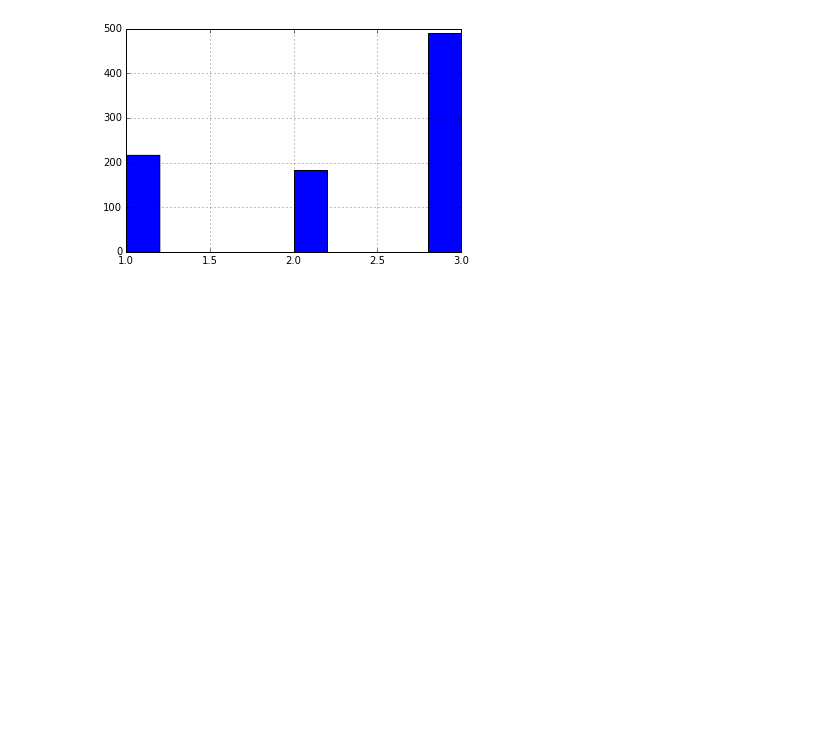
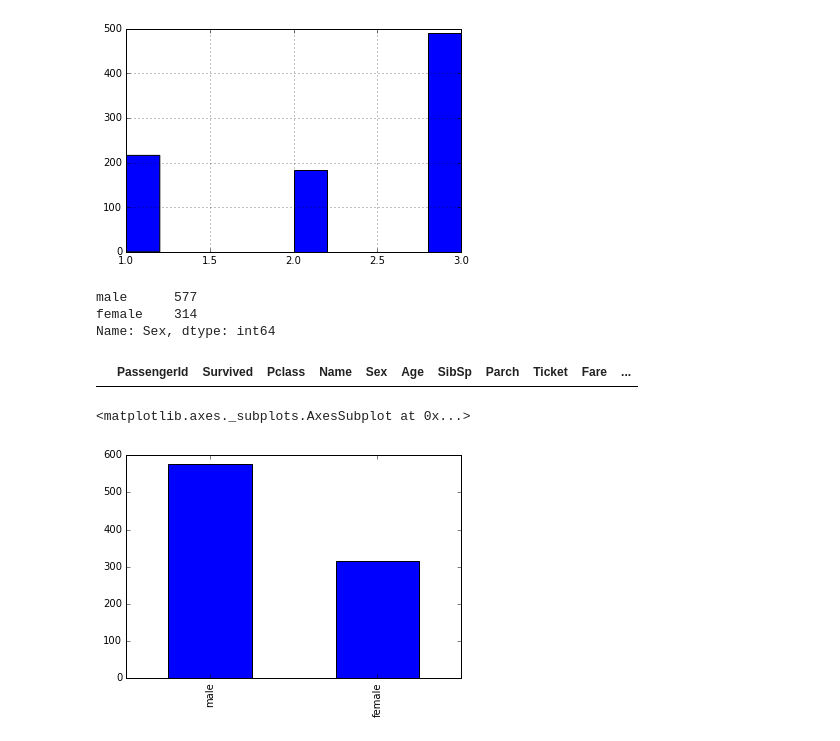
Before and after one commit to tushar-borole/titanic-EDA, a Jupyter notebook: titanic EDA.ipynb, the cells around one changed output. Drawn from its saved outputs; the diff is of its cells as text; code cells hidden in the pictures; blank space fills up the shorter version.

```diff
--- a/titanic EDA.ipynb
+++ b/titanic EDA.ipynb
@@ -114,3 +114,18 @@ df.Pclass.hist()
 # %% [output]
 <matplotlib.axes._subplots.AxesSubplot at 0x...>
 [figure]
+# %%
+df.Sex.value_counts()
+# %% [output]
+male      577
+female    314
+Name: Sex, dtype: int64
+# %%
+df[df.Sex.isnull()]
+# %% [output]
+|  | PassengerId | Survived | Pclass | Name | Sex | Age | SibSp | Parch | Ticket | Fare | ... |
+# %%
+df.Sex.value_counts().plot(kind='bar')
+# %% [output]
+<matplotlib.axes._subplots.AxesSubplot at 0x...>
+[figure, added]
```
Also changed, not shown: parts of 24 cells of this notebook.
